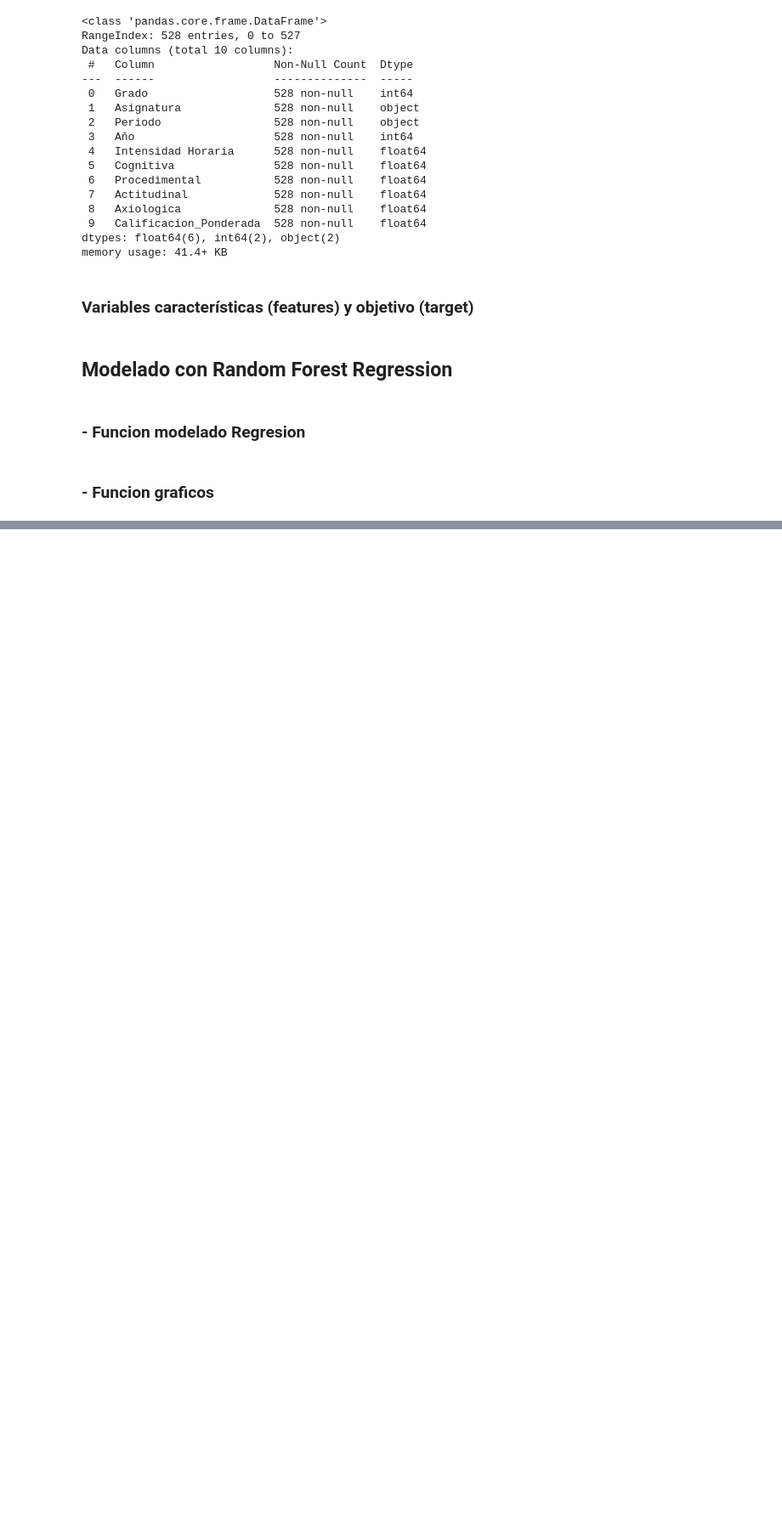
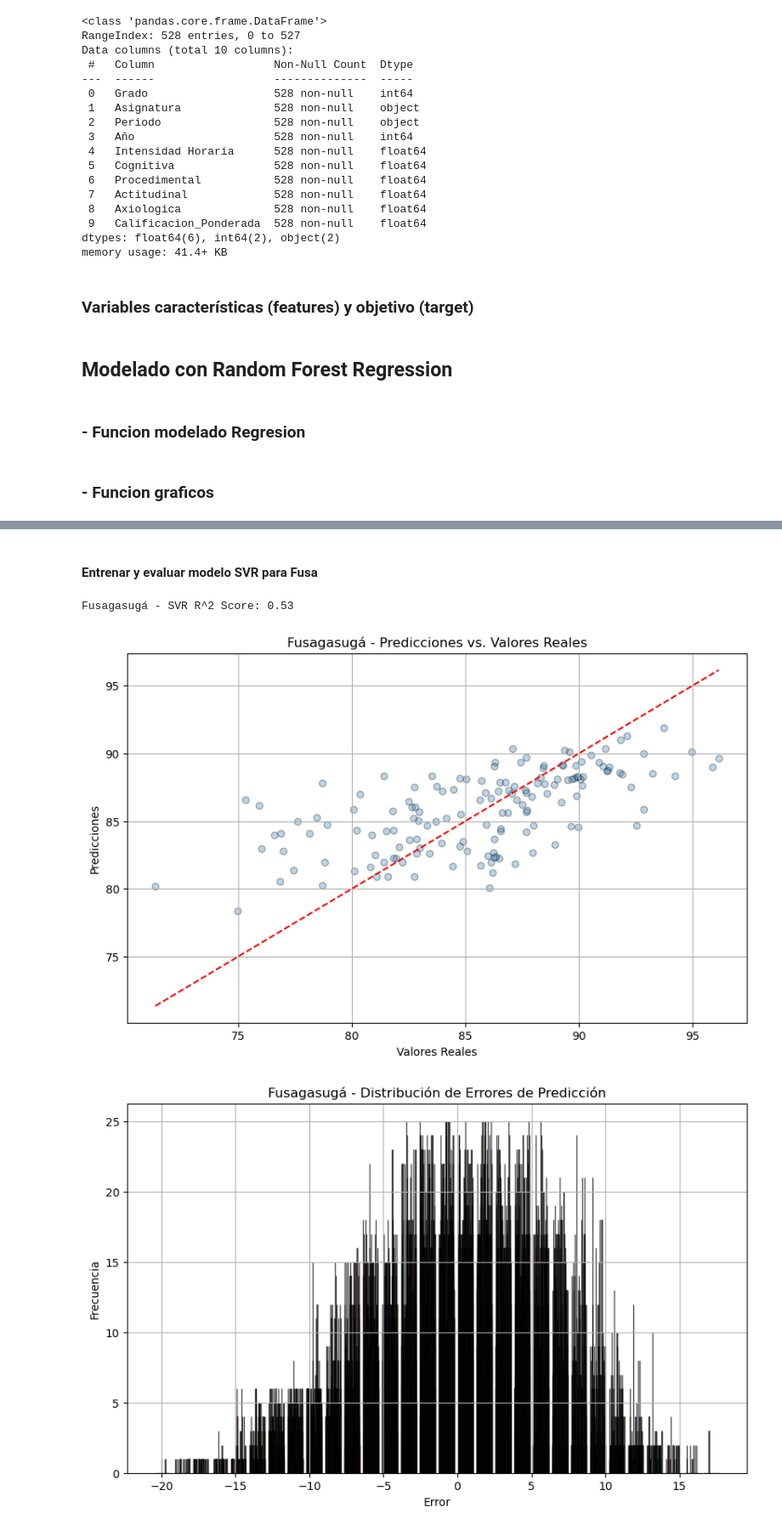
Before and after one commit to didi-gg/formar-innovar, a Jupyter notebook: notebooks/calificaciones_crisp_fase_3.ipynb, the cells around one changed output, grey strips where cells are left out. Shown at 85% size. Cells and saved outputs as stored; diff of their text form; code cells hidden in the pictures; blank space fills up the shorter version.

```diff
--- a/notebooks/calificaciones_crisp_fase_3.ipynb
+++ b/notebooks/calificaciones_crisp_fase_3.ipynb
@@ -115,13 +116,18 @@ def train_evaluate_random_forest(X, y):
 ### - Funcion graficos
 # %%
 def plot_results(y_test, y_pred, title_prefix):
+    # Convertir a numpy arrays si es necesario
+    y_test = y_test.to_numpy() if hasattr(y_test, 'to_numpy') else y_test
+    y_pred = y_pred.to_numpy() if hasattr(y_pred, 'to_numpy') else y_pred
+
     # Gráfico de Predicciones vs. Valores Reales
     plt.figure(figsize=(10, 6))
-    plt.scatter(y_test, y_pred, alpha=0.3)
+    plt.scatter(y_test, y_pred, alpha=0.3, edgecolor='k')
     plt.plot([y_test.min(), y_test.max()], [y_test.min(), y_test.max()], color='red', linestyle='--')
     plt.title(f'{title_prefix} - Predicciones vs. Valores Reales')
     plt.xlabel('Valores Reales')
     plt.ylabel('Predicciones')
+    plt.grid(True)
     plt.show()
 
     # Gráfico de Errores
@@ -131,5 +137,6 @@ def plot_results(y_test, y_pred, title_prefix):
     plt.title(f'{title_prefix} - Distribución de Errores de Predicción')
     plt.xlabel('Error')
     plt.ylabel('Frecuencia')
+    plt.grid(True)
     plt.show()
 # %% [markdown]
@@ -161,6 +168,6 @@ ValueError: Unable to coerce to Series, length must be 1: given 106
 # %%
 
-def train_evaluate_svm(X, y):
+def train_evaluate_svr(X, y):
 
     # Definir el preprocesador
     preprocessor = ColumnTransformer(
@@ -170,19 +177,29 @@ def train_evaluate_svm(X, y):
         ])
 
     # Crear el pipeline para el modelo SVM
-    model_svm = Pipeline(steps=[('preprocessor', preprocessor),
+    model_svr = Pipeline(steps=[('preprocessor', preprocessor),
                                  ('regressor', SVR())])
 
     # Dividir el conjunto de datos en entrenamiento y prueba
     X_train, X_test, y_train, y_test = train_test_split(X, y, test_size=0.2, random_state=42)
 
     # Entrenar el modelo SVM
-    model_svm.fit(X_train, y_train)
+    model_svr.fit(X_train, y_train)
 
     # Evaluar el modelo
-    score = model_svm.score(X_test, y_test)
+    score = model_svr.score(X_test, y_test)
 
     # Obtener predicciones
-    y_pred = model_svm.predict(X_test)
+    y_pred = model_svr.predict(X_test)
 
-    return model_svm, score, y_test, y_pred
+    return model_svr, score, y_test, y_pred
+# %% [markdown]
+#### Entrenar y evaluar modelo SVR para Fusa
+# %%
+model_f2, score_f2, y_test_f2, y_pred_f2 = train_evaluate_svr(X_fusa, y_fusa)
+print(f'Fusagasugá - SVR R^2 Score: {score_f:.2f}')
+plot_results(y_test_f2, y_pred_f2, 'Fusagasugá')
+# %% [output]
+Fusagasugá - SVR R^2 Score: 0.53
+[figure, added]
+[figure, added]
```
Also changed, not shown: parts of 8 cells of this notebook.
